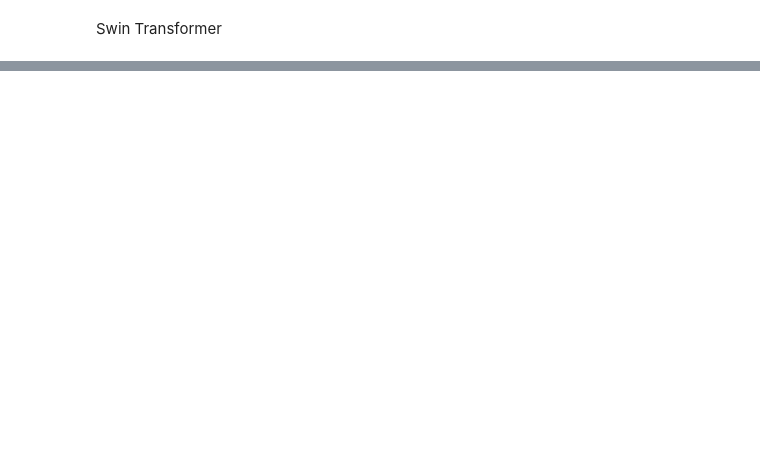
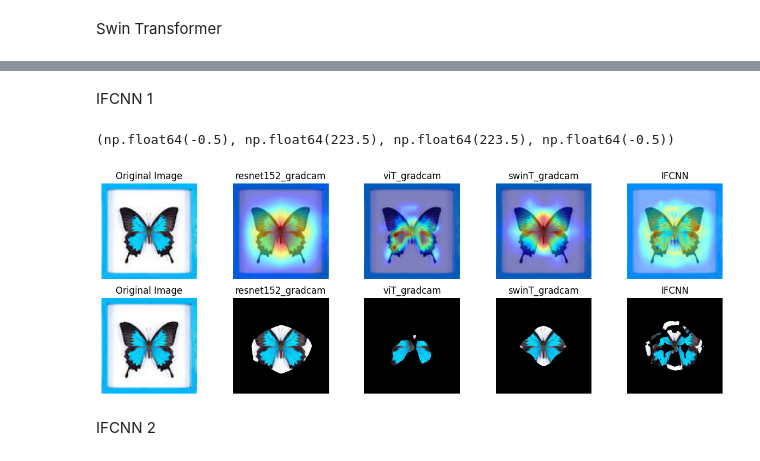
Before and after one commit to valeoDM/InsectClassifier, a Jupyter notebook: code.ipynb, the cells around one changed output, grey strips where cells are left out. Drawn from its saved outputs; the diff is of its cells as text; code cells hidden in the pictures; blank space fills up the shorter version.

```diff
--- a/code.ipynb
+++ b/code.ipynb
@@ -181,0 +229,2 @@ plt.imshow(rgb_img * mask.reshape(224, 224,1))  # Apply the mask to the original
+# %% [markdown]
+IFCNN 1
@@ -181,0 +367,55 @@ plt.imshow(rgb_img * mask.reshape(224, 224,1))  # Apply the mask to the original
+# %%
+threshold = 0.5
+img = dataset[0]
+input_tensor, rgb_img = preprocess_image(img)
+heatmap1, cam1, mask1 = resnet152_gradcam(input_tensor, rgb_img, threshold)
+heatmap2, cam2, mask2 = viT_gradcam(input_tensor, rgb_img, threshold)
+heatmap3, cam3, mask3 = swinT_gradcam(input_tensor, rgb_img, threshold)
+heatmap4, cam4, mask4 = IFCNN_cam(rgb_img, heatmap1.copy(), heatmap2.copy(), heatmap3.copy(), threshold)
+# %%
+axs = plt.figure(figsize=(15, 5)).subplots(2, 5)
+
+axs[0][0].imshow(img)
+axs[0][0].set_title("Original Image")
+axs[0][0].axis("off")
+
+axs[0][1].imshow(cam1, cmap='jet')
+axs[0][1].set_title("resnet152_gradcam")
+axs[0][1].axis("off")
+
+axs[0][2].imshow(cam2, cmap='jet')
+axs[0][2].set_title("viT_gradcam")
+axs[0][2].axis("off")
+
+axs[0][3].imshow(cam3, cmap='jet')
+axs[0][3].set_title("swinT_gradcam")
+axs[0][3].axis("off")
+
+axs[0][4].imshow(cam4, cmap='jet')
+axs[0][4].set_title("IFCNN")
+axs[0][4].axis("off")
+
+axs[1][0].imshow(img)
+axs[1][0].set_title("Original Image")
+axs[1][0].axis("off")
+
+axs[1][1].imshow(img * mask1.reshape(224, 224, 1), cmap='jet')
+axs[1][1].set_title("resnet152_gradcam")
+axs[1][1].axis("off")
+
+axs[1][2].imshow(img * mask2.reshape(224, 224, 1), cmap='jet')
+axs[1][2].set_title("viT_gradcam")
+axs[1][2].axis("off")
+
+axs[1][3].imshow(img * mask3.reshape(224, 224, 1), cmap='jet')
+axs[1][3].set_title("swinT_gradcam")
+axs[1][3].axis("off")
+
+axs[1][4].imshow(img * mask4.reshape(224, 224, 1), cmap='jet')
+axs[1][4].set_title("IFCNN")
+axs[1][4].axis("off")
+# %% [output]
+(np.float64(-0.5), np.float64(223.5), np.float64(223.5), np.float64(-0.5))
+[figure, added]
+# %% [markdown]
+IFCNN 2
```
Also changed, not shown: parts of 26 cells of this notebook, 44 other files.
